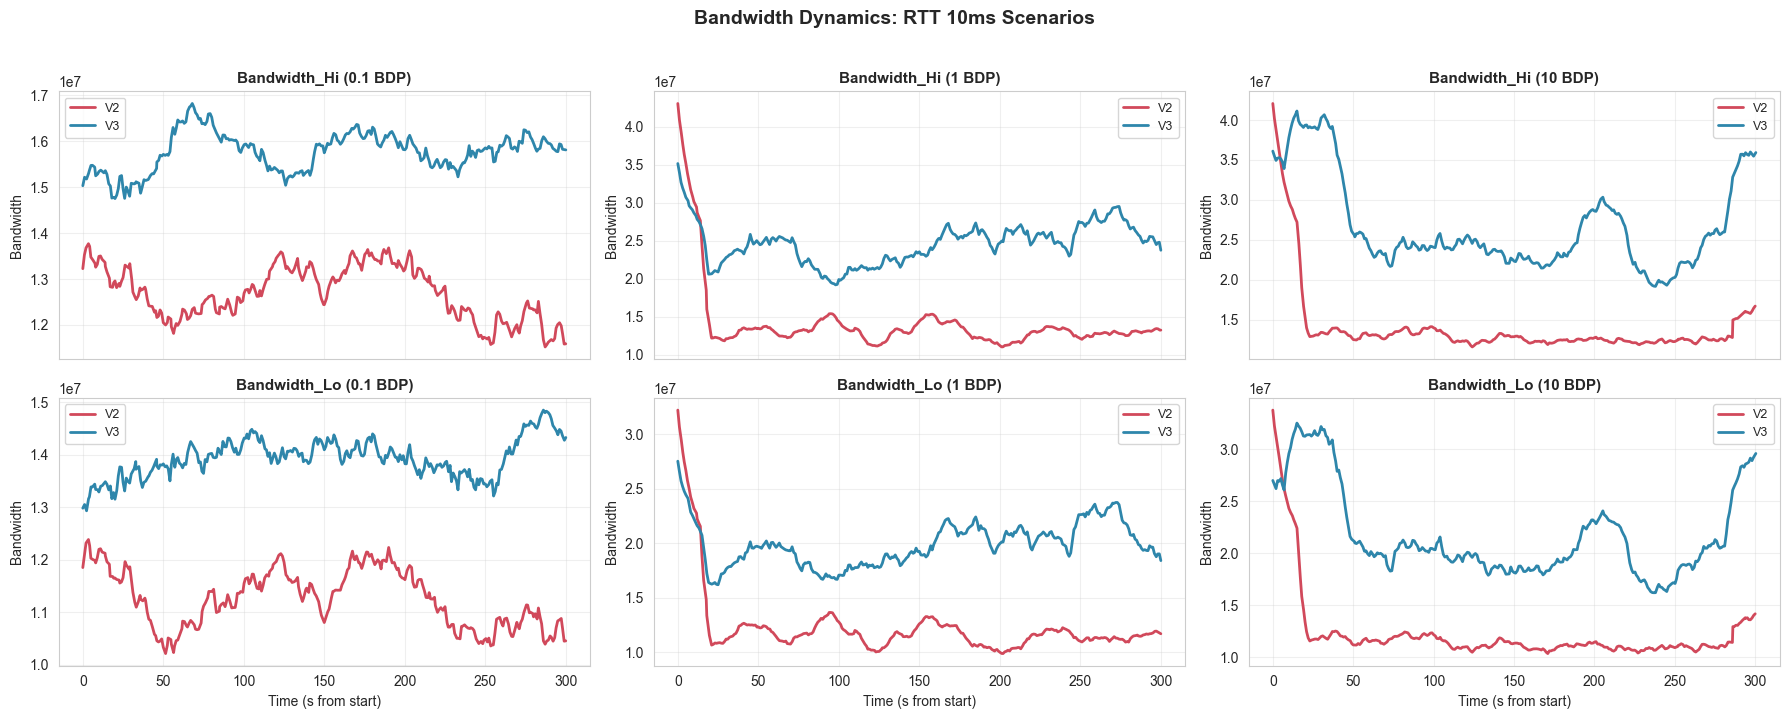
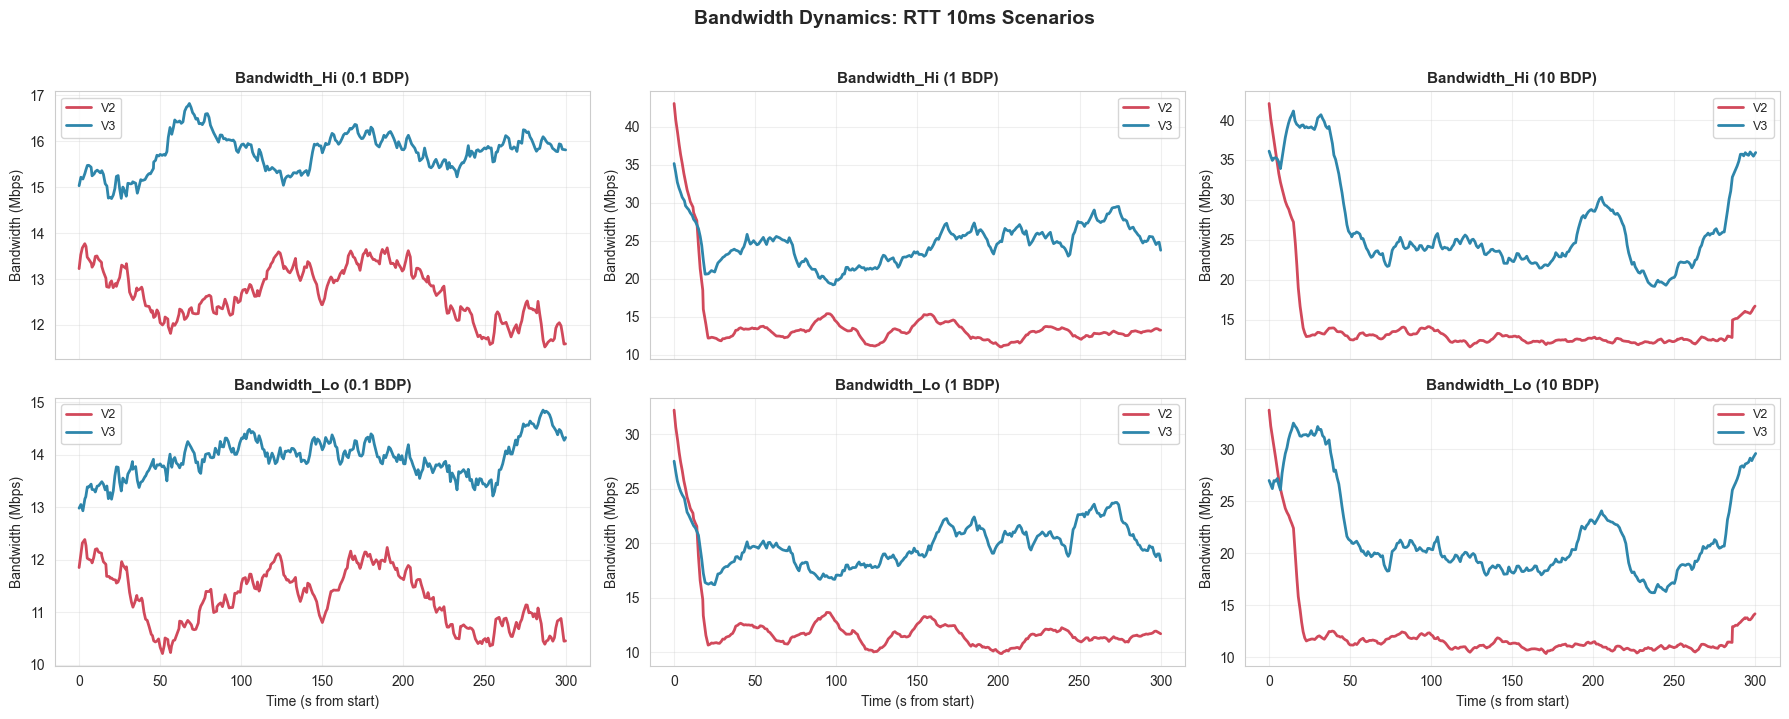
The change to this notebook cell's code, shown as a diff; its figure went from the first image to the second:
--- before
+++ after
@@ -1,3 +1,10 @@
 # Inflight dynamics: compare inflight_hi and inflight_lo for v2 vs v3
+from pathlib import Path
+
+SAVE_DIR = Path('../graphs')
+SAVE_DIR.mkdir(parents=True, exist_ok=True)
+
+def _sanitize(name):
+    return name.lower().replace(' ', '_').replace('/', '_').replace(':', '').replace(',', '')
 
 def plot_inflight_group(group_title, scenario_specs):
@@ -33,4 +40,9 @@
 
     fig.suptitle(group_title, fontsize=14, fontweight='bold', y=1.02)
+
+    # save figure
+    fname = SAVE_DIR / f"{_sanitize(group_title)}.png"
+    fig.savefig(str(fname), bbox_inches='tight', dpi=200)
+
     plt.tight_layout()
     plt.show()
@@ -65,5 +77,5 @@
 
 
-# Bandwidth dynamics: compare bw_hi and bw_lo for v2 vs v3
+# Bandwidth dynamics: compare bw_hi and bw_lo for v2 vs v3 (convert to Mbps)
 
 def plot_bandwidth_group(group_title, scenario_specs):
@@ -82,6 +94,7 @@
             window = max(15, min(150, len(df) // 10))
 
-            bw_hi_smooth = df['bw_hi'].rolling(window=window, center=True, min_periods=1).mean()
-            bw_lo_smooth = df['bw_lo'].rolling(window=window, center=True, min_periods=1).mean()
+            # bw columns are in bits/sec (bps); convert to Mbps
+            bw_hi_smooth = (df['bw_hi'].rolling(window=window, center=True, min_periods=1).mean() / 1e6)
+            bw_lo_smooth = (df['bw_lo'].rolling(window=window, center=True, min_periods=1).mean() / 1e6)
 
             ax_hi.plot(x, bw_hi_smooth, label=version.upper(), color=color, linewidth=2)
@@ -90,6 +103,6 @@
         ax_hi.set_title(f'Bandwidth_Hi ({label})', fontsize=11, fontweight='bold')
         ax_lo.set_title(f'Bandwidth_Lo ({label})', fontsize=11, fontweight='bold')
-        ax_hi.set_ylabel('Bandwidth')
-        ax_lo.set_ylabel('Bandwidth')
+        ax_hi.set_ylabel('Bandwidth (Mbps)')
+        ax_lo.set_ylabel('Bandwidth (Mbps)')
         ax_lo.set_xlabel('Time (s from start)')
         ax_hi.grid(True, alpha=0.3)
@@ -99,4 +112,9 @@
 
     fig.suptitle(group_title, fontsize=14, fontweight='bold', y=1.02)
+
+    # save figure (overwrite)
+    fname = SAVE_DIR / f"{_sanitize(group_title)}_bandwidth.png"
+    fig.savefig(str(fname), bbox_inches='tight', dpi=200)
+
     plt.tight_layout()
     plt.show()

Commit: update ss poll analyzers notebook